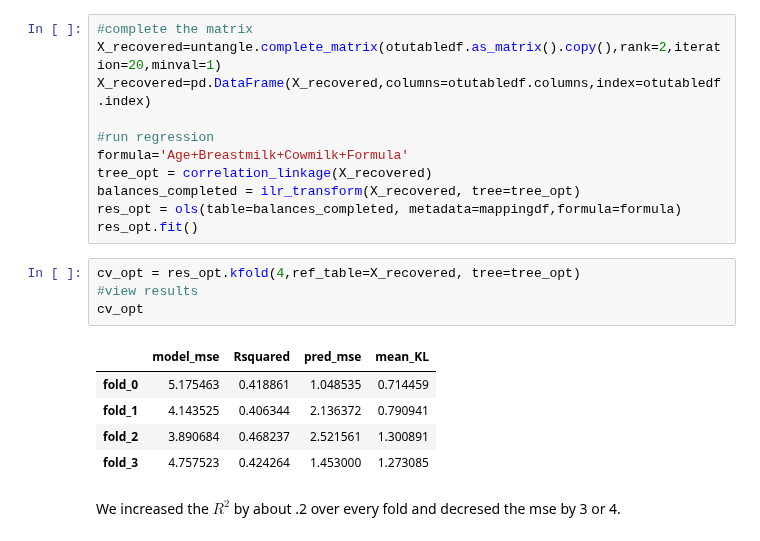
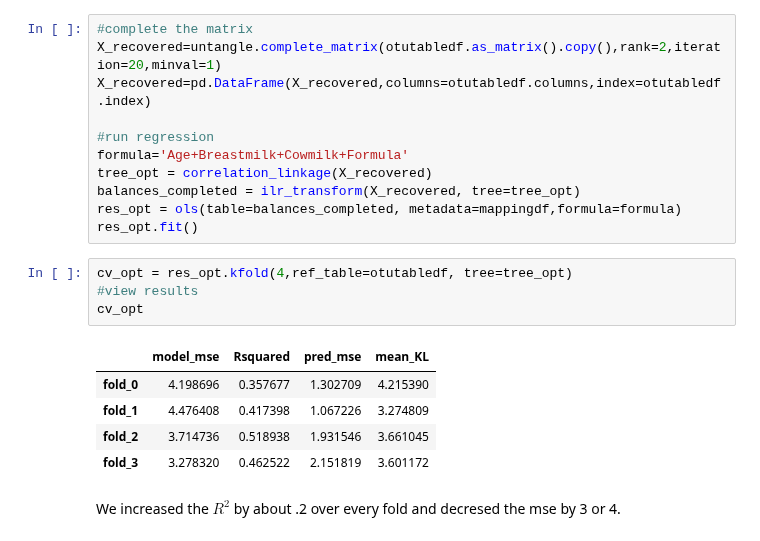
Before and after one commit to biocore/DEICODE, a Jupyter notebook: Examples/infant_biom.ipynb, the cells around one changed output. Cells and saved outputs as stored; diff of their text form.

```diff
--- a/Examples/infant_biom.ipynb
+++ b/Examples/infant_biom.ipynb
@@ -218,14 +218,14 @@ balances_completed = ilr_transform(X_recovered, tree=tree_opt)
 res_opt = ols(table=balances_completed, metadata=mappingdf,formula=formula)
 res_opt.fit()
 # %%
-cv_opt = res_opt.kfold(4,ref_table=X_recovered, tree=tree_opt)
+cv_opt = res_opt.kfold(4,ref_table=otutabledf, tree=tree_opt)
 #view results
 cv_opt
 # %% [output]
 |  | model_mse | Rsquared | pred_mse | mean_KL |
-| fold_0 | 5.175463 | 0.418861 | 1.048535 | 0.714459 |
-| fold_1 | 4.143525 | 0.406344 | 2.136372 | 0.790941 |
-| fold_2 | 3.890684 | 0.468237 | 2.521561 | 1.300891 |
-| fold_3 | 4.757523 | 0.424264 | 1.453000 | 1.273085 |
+| fold_0 | 4.198696 | 0.357677 | 1.302709 | 4.215390 |
+| fold_1 | 4.476408 | 0.417398 | 1.067226 | 3.274809 |
+| fold_2 | 3.714736 | 0.518938 | 1.931546 | 3.661045 |
+| fold_3 | 3.278320 | 0.462522 | 2.151819 | 3.601172 |
 # %% [markdown]
 We increased the $R^{2}$ by about .2 over every fold and decresed the mse by 3 or 4.
```
Also changed, not shown: parts of 4 cells of this notebook.
